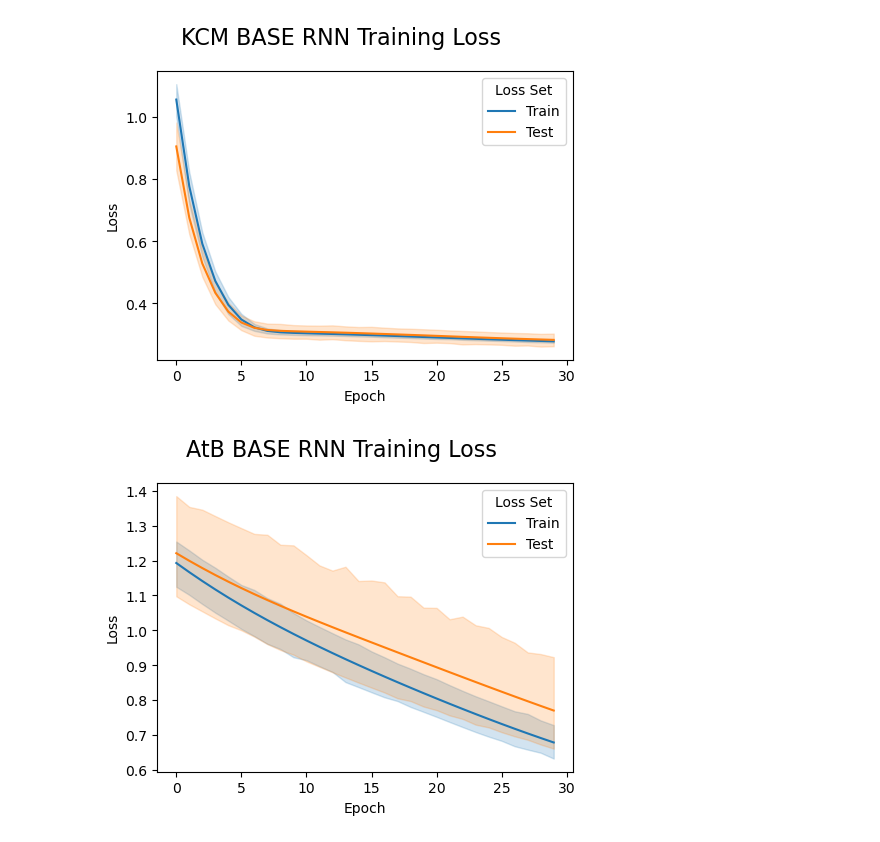
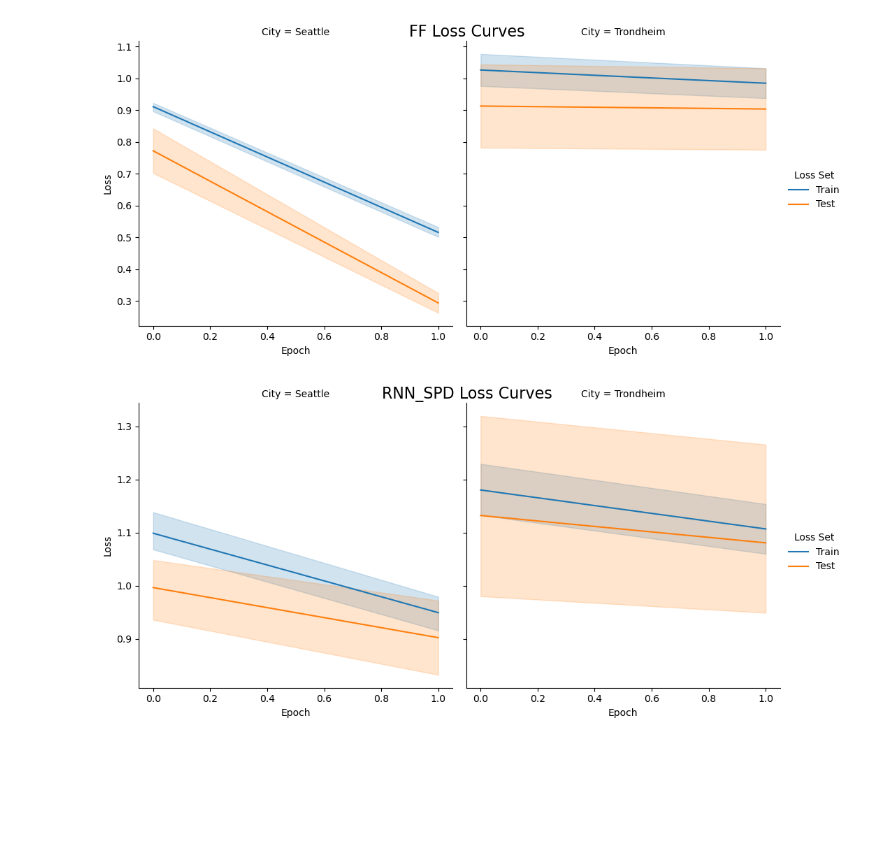
Before and after one commit to zackAemmer/generalizable_travel_times, a Jupyter notebook: src/explore_results.ipynb, the cells around one changed output. Saved outputs shown, nothing was run; the diff lists cells and outputs as text; code cells hidden in the pictures; blank space fills up the shorter version.

```diff
--- a/src/explore_results.ipynb
+++ b/src/explore_results.ipynb
@@ -75,25 +84,17 @@ plt.savefig("../plots/model_curves_ff_atb.png", dpi=1800, bbox_inches='tight')
 # %%
-plot_data = model_curves_df[model_curves_df['City']=="Seattle"]
-plot_data = plot_data[plot_data['Model']=='RNN_BASE']
-fig, axes = plt.subplots(1,1)
-fig.set_figheight(4)
-fig.set_figwidth(5)
-sns.lineplot(plot_data, x="Epoch", y="Loss", hue="Loss Set", ax=axes)
-fig.suptitle('KCM BASE RNN Training Loss', fontsize=16)
-fig.tight_layout()
-plt.savefig("../plots/model_curves_rnn_base_kcm.png", dpi=1800, bbox_inches='tight')
+model_name = "FF"
+plot_data = model_curves_df[model_curves_df['Model']==model_name]
+g = sns.relplot(data=plot_data, x="Epoch", y="Loss", hue="Loss Set", col="City", kind="line")
+g.fig.suptitle(f"{model_name} Loss Curves", fontsize=16)
+plt.savefig(f"../plots/model_curves_{model_name}.png", dpi=1800, bbox_inches='tight')
 # %% [output]
-[figure, old version]
+[figure, new version]
 # %%
-plot_data = model_curves_df[model_curves_df['City']=="Trondheim"]
-plot_data = plot_data[plot_data['Model']=='RNN_BASE']
-fig, axes = plt.subplots(1,1)
-fig.set_figheight(4)
-fig.set_figwidth(5)
-sns.lineplot(plot_data, x="Epoch", y="Loss", hue="Loss Set", ax=axes)
-fig.suptitle('AtB BASE RNN Training Loss', fontsize=16)
-fig.tight_layout()
-plt.savefig("../plots/model_curves_rnn_base_atb.png", dpi=1800, bbox_inches='tight')
+model_name = "RNN_SPD"
+plot_data = model_curves_df[model_curves_df['Model']==model_name]
+g = sns.relplot(data=plot_data, x="Epoch", y="Loss", hue="Loss Set", col="City", kind="line")
+g.fig.suptitle(f"{model_name} Loss Curves", fontsize=16)
+plt.savefig(f"../plots/model_curves_{model_name}.png", dpi=1800, bbox_inches='tight')
 # %% [output]
-[figure, old version]
+[figure, new version]
 # %%
```
Also changed, not shown: parts of 13 cells of this notebook, 9 other files.
